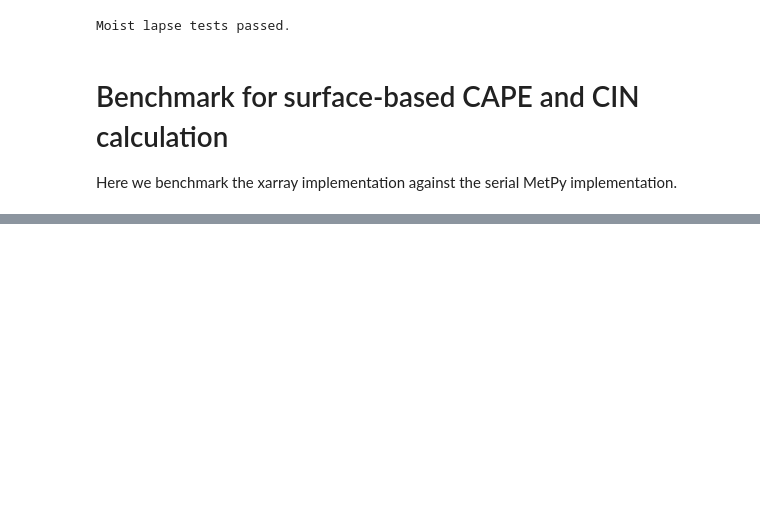
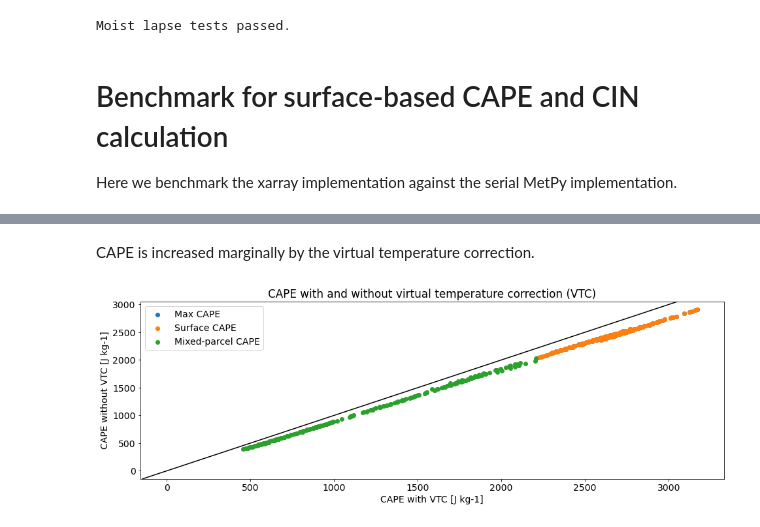
Before and after one commit to traupach/xarray_parcel, a Jupyter notebook: parcel_functions_demo.ipynb, the cells around one changed output, grey strips where cells are left out. Saved outputs shown, nothing was run; the diff lists cells and outputs as text; code cells hidden in the pictures; blank space fills up the shorter version.

Commit message:
Added virtual temperature correction for buoyancy calculations.

```diff
--- a/parcel_functions_demo.ipynb
+++ b/parcel_functions_demo.ipynb
@@ -81,5 +92,5 @@ lon = np.random.randint(0, dat.longitude.size-num_points)
 pts = dat.isel(latitude=slice(lat, lat+num_points),
                longitude=slice(lon, lon+num_points)).load()
 # %%
-xr, mp = parcel_test.test_parcel_functions(dat=pts.load())
+xr, mp = parcel_test.test_parcel_functions(dat=pts.load(), virt_temp=False)
 # %% [output]
@@ -104,5 +101,5 @@ Deep convective index [C] (dci)                                   0.03594 C
 As outlined above, the new implementation of `moist_lapse` is slightly less accurate than MetPy's analytical function. These changes introduce some differences to the other calculations. To see testing results without this difference's impact, here are the tests again but this time using MetPy's approach to calculate moist lapse rates.
 # %%
 parcel.moist_lapse = parcel_test.moist_lapse_serial
-xr, mp = parcel_test.test_parcel_functions(dat=pts)
+_, _ = parcel_test.test_parcel_functions(dat=pts, virt_temp=False)
 # %% [output]
@@ -128,5 +125,5 @@ Another function in which small differences occur is `lcl`, which determines lif
 # %%
 parcel.moist_lapse = parcel_test.moist_lapse_serial
 parcel.lcl = parcel_test.lcl_serial
-xr, mp = parcel_test.test_parcel_functions(dat=pts)
+_, _ = parcel_test.test_parcel_functions(dat=pts, virt_temp=False)
 # %% [output]
@@ -207,0 +224,3 @@ plt.show()
+# %%
+xr_vt, mp_vt = parcel_test.test_parcel_functions(dat=pts.load(), virt_temp=True)
+assert mp_vt.equals(mp) and not xr_vt.equals(xr)
@@ -207,0 +245,14 @@ plt.show()
+# %% [markdown]
+CAPE is increased marginally by the virtual temperature correction.
+# %%
+plt.scatter(xr_vt.max_cape.values, xr.max_cape.values, label='Max CAPE')
+plt.scatter(xr_vt.surface_cape.values, xr.surface_cape.values, label='Surface CAPE')
+plt.scatter(xr_vt.mixed_cape.values, xr.mixed_cape.values, label='Mixed-parcel CAPE')
+plt.axline((0,0), (1,1), color='black')
+plt.title('CAPE with and without virtual temperature correction (VTC)')
+plt.legend()
+plt.xlabel('CAPE with VTC [J kg-1]')
+plt.ylabel('CAPE without VTC [J kg-1]')
+plt.show()
+# %% [output]
+[figure, added]
```
Also changed, not shown: parts of 23 cells of this notebook, 3 other files.
